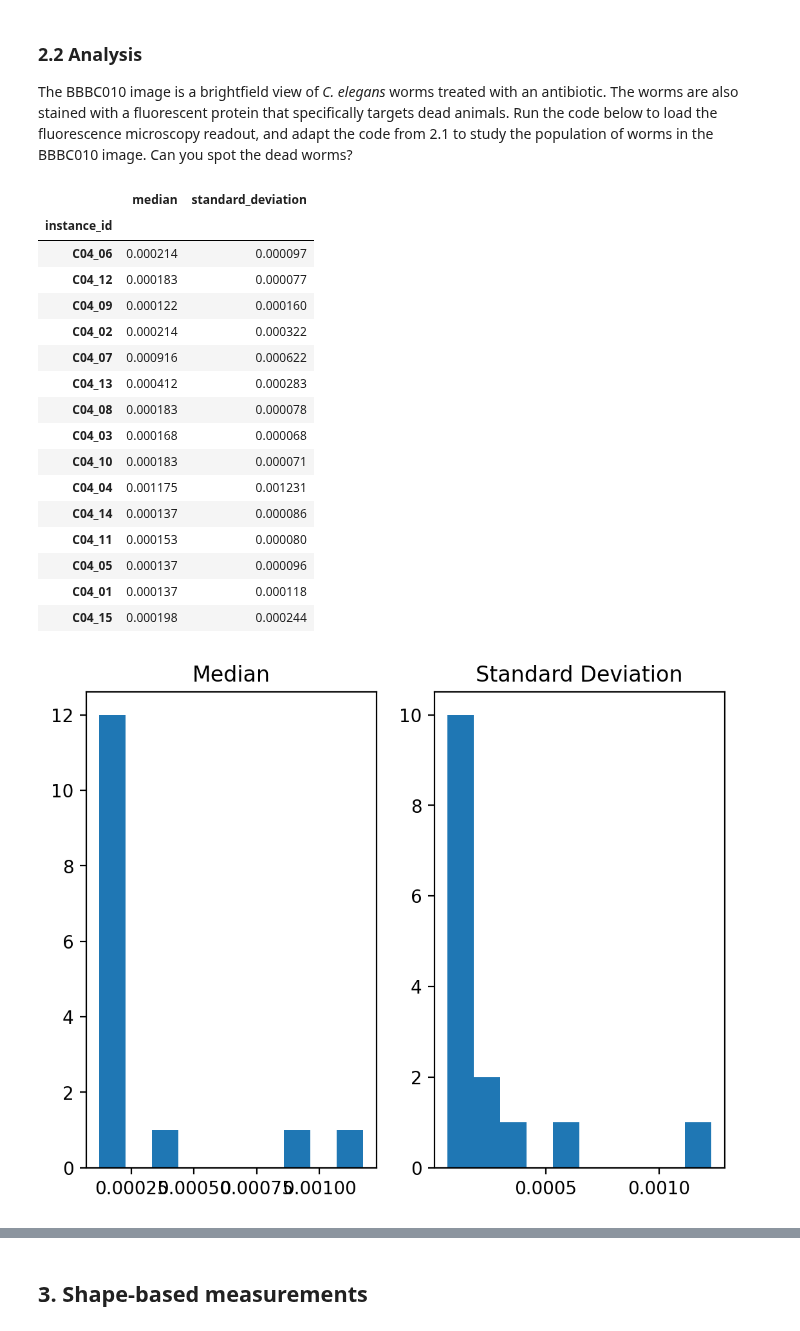
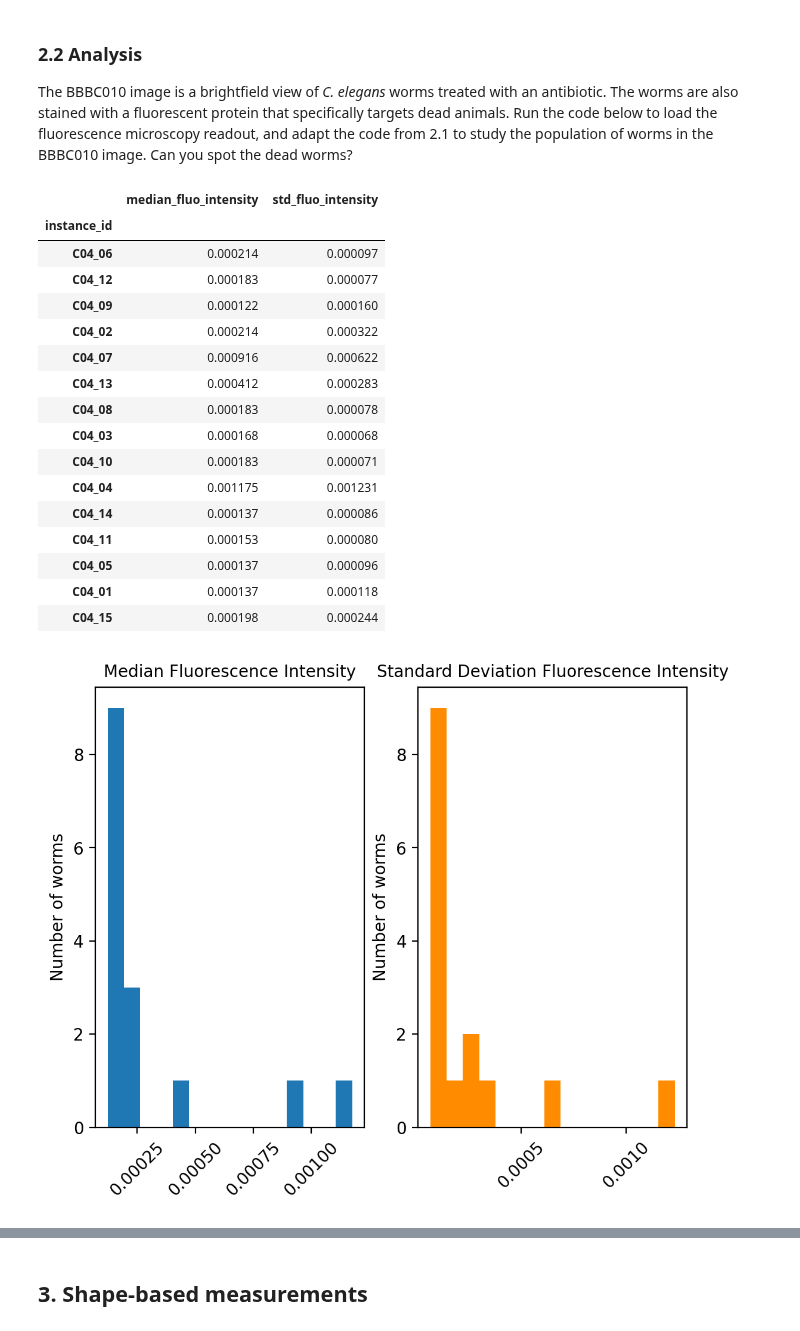
Before and after one commit to uhlmanngroup/imagequantification101, a Jupyter notebook: solutions/[Solution] 3 - Quantification.ipynb, the cells around one changed output, grey strips where cells are left out. Saved outputs shown, nothing was run; the diff lists cells and outputs as text; code cells hidden in the pictures.

```diff
--- a/solutions/[Solution] 3 - Quantification.ipynb
+++ b/solutions/[Solution] 3 - Quantification.ipynb
@@ -69,17 +70,19 @@ The most direct measurements one can make are those based on pixel values. When
 The BBBC020 image corresponds to the signal of a fluorescently-tagged cell-surface protein (CD11b/APC). Run the code below to extract some statistics about the intensity distributions for each objects in the image using the provided instance segmentation masks. Are the results surprising?
 # %%
 # Extract intensity features
-bbbc020_intensity_feats = { 'instance_id': [],
-                            'median': [],
-                            'standard_deviation': [] }
+bbbc020_intensity_feats = {
+    'instance_id': [],
+    'median_intensity': [],
+    'std_intensity': []
+    }
 
 for idx in bbbc020_instances.keys():
     mask = bbbc020_instances[idx]
+    intensities = bbbc020[mask>0]
 
-    intensities = bbbc020[mask>0]
     bbbc020_intensity_feats['instance_id'].append(idx)
-    bbbc020_intensity_feats['median'].append(np.median(intensities))
-    bbbc020_intensity_feats['standard_deviation'].append(np.std(intensities))
+    bbbc020_intensity_feats['median_intensity'].append(np.median(intensities))
+    bbbc020_intensity_feats['std_intensity'].append(np.std(intensities))
 
 bbbc020_intensity_feats = pd.DataFrame(bbbc020_intensity_feats)
 bbbc020_intensity_feats.set_index('instance_id', inplace = True)
@@ -134,23 +140,23 @@ bbbc010_fluo = bbbc010_fluo - np.median(bbbc010_fluo)
 
 # Extract median intensity
 bbbc010_intensity_feats = { 'instance_id': [],
-                            'median': [],
-                            'standard_deviation': [] }
+                            'median_fluo_intensity': [],
+                            'std_fluo_intensity': [] }
 
 for idx in bbbc010_instances.keys():
     mask = bbbc010_instances[idx]
 
     intensities = bbbc010_fluo[mask>0]
     bbbc010_intensity_feats['instance_id'].append(idx)
-    bbbc010_intensity_feats['median'].append(np.median(intensities))
-    bbbc010_intensity_feats['standard_deviation'].append(np.std(intensities))
+    bbbc010_intensity_feats['median_fluo_intensity'].append(np.median(intensities))
+    bbbc010_intensity_feats['std_fluo_intensity'].append(np.std(intensities))
 
 bbbc010_intensity_feats = pd.DataFrame(bbbc010_intensity_feats)
 bbbc010_intensity_feats.set_index('instance_id', inplace = True)
 
 display(bbbc010_intensity_feats)
 # %% [output]
-|  | median | standard_deviation |
+|  | median_fluo_intensity | std_fluo_intensity |
 | instance_id |  |  |
 | C04_06 | 0.000214 | 0.000097 |
 | C04_12 | 0.000183 | 0.000077 |
@@ -170,14 +176,19 @@ display(bbbc010_intensity_feats)
 # %%
 # Visualize the distribution of each feature as an histogram
 fig, axes = plt.subplots(nrows=1, ncols=2)
 
-axes[0].hist(bbbc010_intensity_feats['median'].values)
+axes[0].hist(bbbc010_intensity_feats['median_fluo_intensity'].values, bins=15)
 # There are 3 clear outliers!
-axes[0].set_title('Median')
+axes[0].set_title('Median Fluorescence Intensity', fontsize=10)
+axes[0].set_ylabel('Number of worms')
+axes[0].tick_params(axis='x', labelrotation=45)
 
-axes[1].hist(bbbc010_intensity_feats['standard_deviation'].values)
-axes[1].set_title('Standard Deviation')
+
+axes[1].hist(bbbc010_intensity_feats['std_fluo_intensity'].values, bins=15, color='darkorange')
+axes[1].set_title('Standard Deviation Fluorescence Intensity', fontsize=10)
+axes[1].set_ylabel('Number of worms')
+axes[1].tick_params(axis='x', labelrotation=45)
 
 plt.show()
 # %% [output]
-[figure, old version]
+[figure, new version]
```
Also changed, not shown: parts of 8 cells of this notebook, 1 other file.
